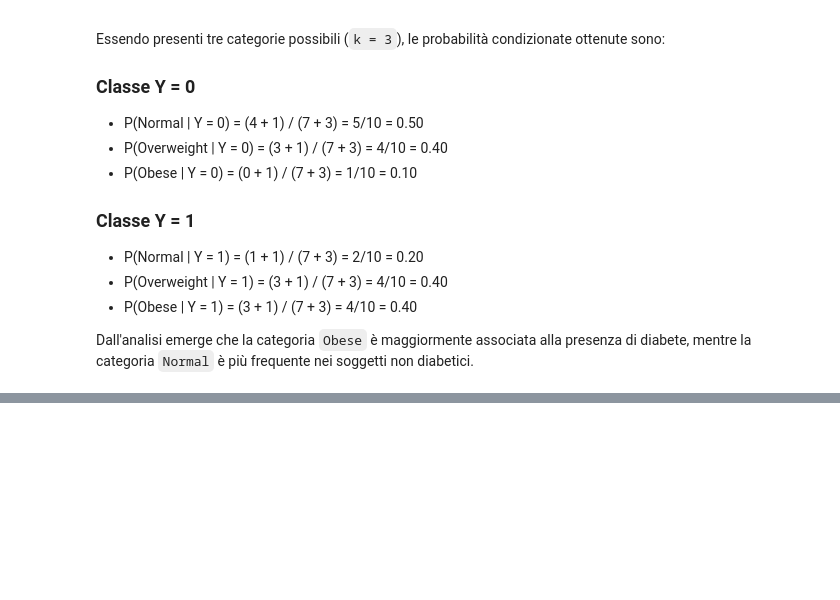
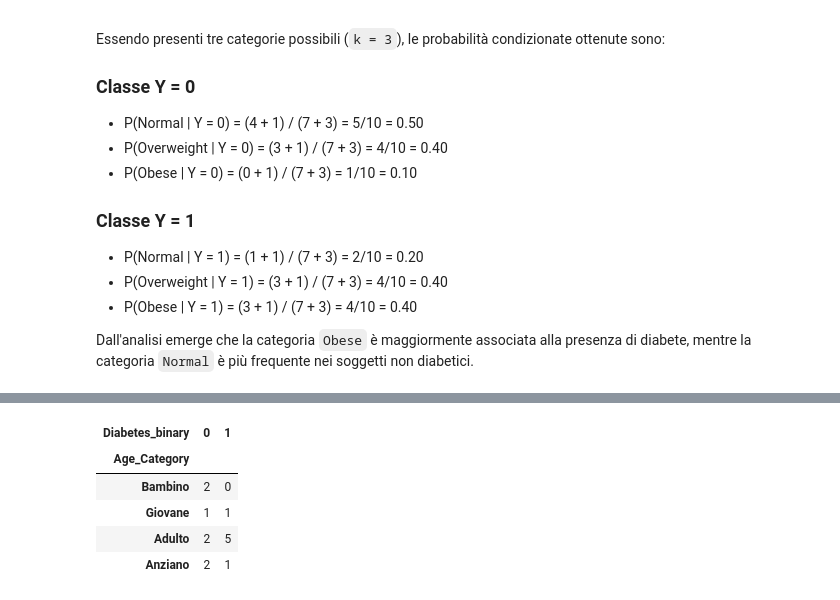
Before and after one commit to yuvisingh121/ML-Project-Uni2026, a Jupyter notebook: ML/notebooks/02_manual_classifiers.ipynb, the cells around one changed output, grey strips where cells are left out. Saved outputs shown, nothing was run; the diff lists cells and outputs as text; code cells hidden in the pictures; blank space fills up the shorter version.

```diff
--- a/ML/notebooks/02_manual_classifiers.ipynb
+++ b/ML/notebooks/02_manual_classifiers.ipynb
@@ -338,0 +411,13 @@ Dall'analisi emerge che la categoria `Obese` è maggiormente associata alla pres
+# %%
+# Tabella di contingenza per Age_Category
+pd.crosstab(
+    manual_df["Age_Category"],
+    manual_df["Diabetes_binary"]
+)
+# %% [output]
+| Diabetes_binary | 0 | 1 |
+| Age_Category |  |  |
+| Bambino | 2 | 0 |
+| Giovane | 1 | 1 |
+| Adulto | 2 | 5 |
+| Anziano | 2 | 1 |
```
Also changed, not shown: parts of 9 cells of this notebook.
